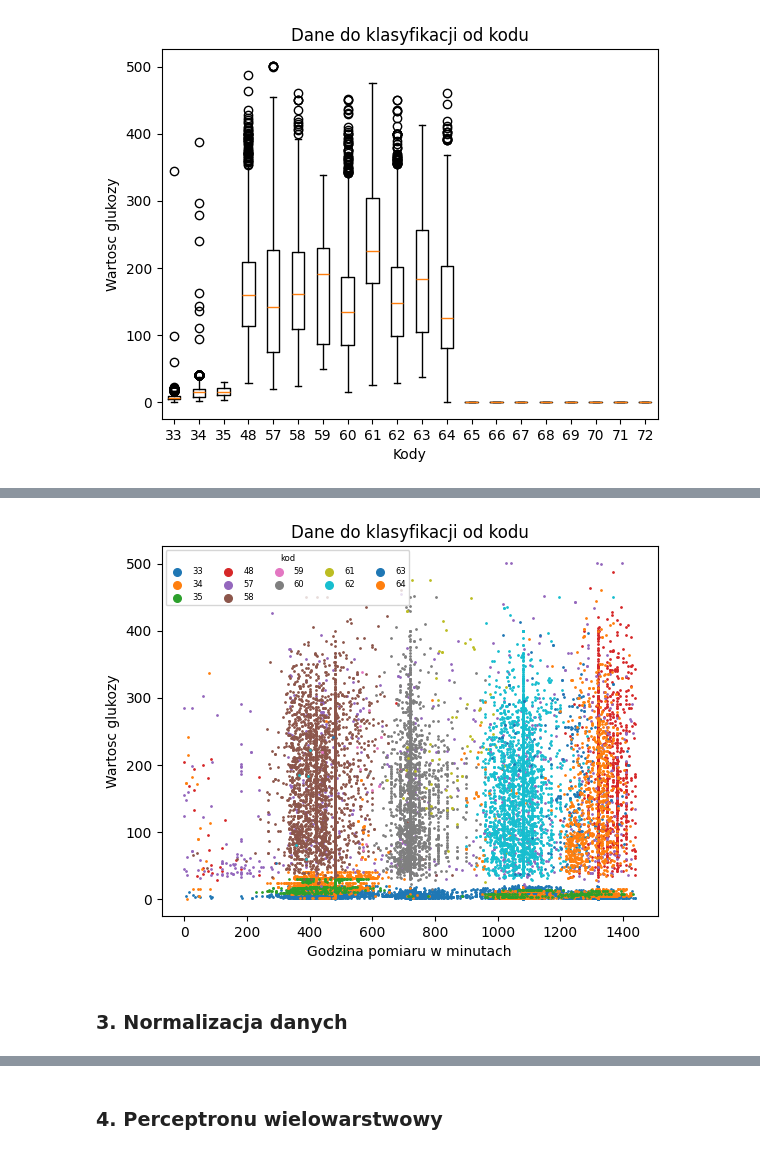
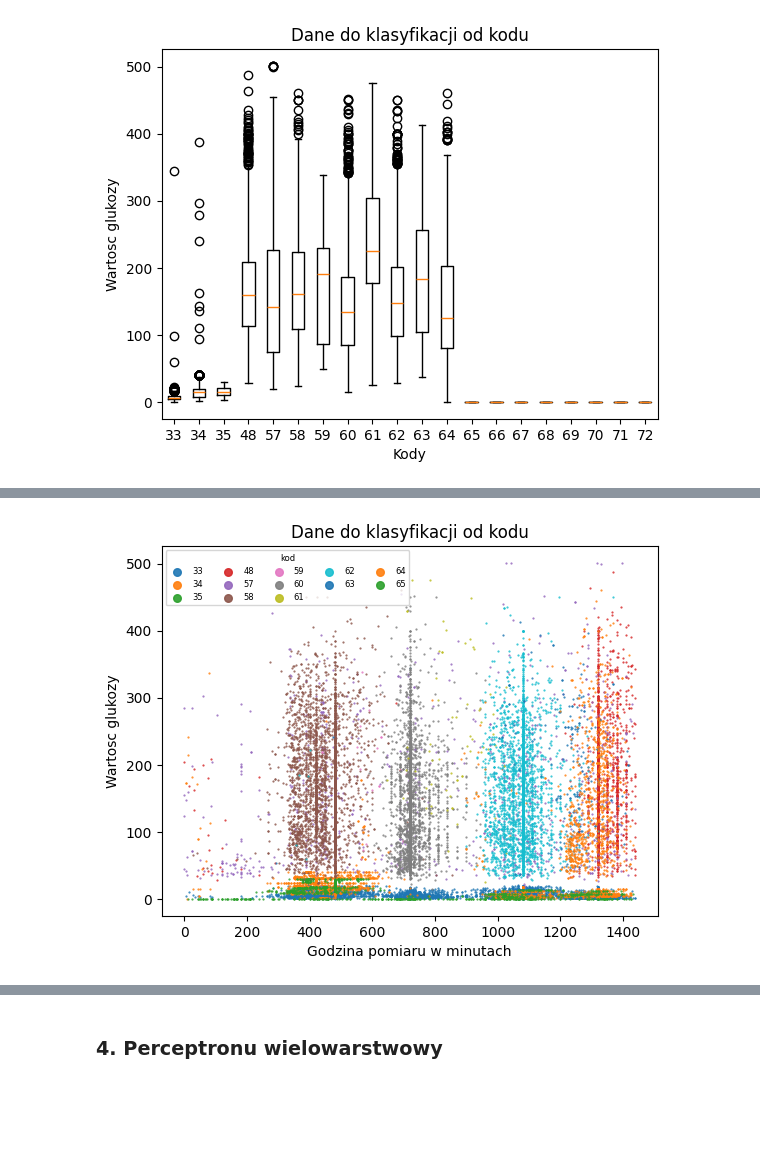
Before and after one commit to msadlej/wsi, a Jupyter notebook: cwicz6.ipynb, the cells around one changed output, grey strips where cells are left out. Saved outputs shown, nothing was run; the diff lists cells and outputs as text; code cells hidden in the pictures; blank space fills up the shorter version.

```diff
--- a/cwicz6.ipynb
+++ b/cwicz6.ipynb
@@ -128,23 +143,21 @@ plot_raw_data_by_codes_length()
 # %%
 def plot_raw_data_by_time_box():
 
-    grouped_values = raw_data.loc[raw_data["Code"] < 65]
+    grouped_values = raw_data.loc[raw_data["Code"] < 66]
     grouped_values = grouped_values.groupby("Code")
     axes = plt.subplot()
 
     for code, group in grouped_values:
-        axes.scatter(group["Time"], group["Value"], s=1, label=code)
+        axes.scatter(group["Time"], group["Value"], s=0.3, alpha=0.9, label=code)
 
     axes.set_xlabel("Godzina pomiaru w minutach")
     axes.set_ylabel("Wartosc glukozy")
     axes.set_title("Dane do klasyfikacji od kodu")
     lgnd = axes.legend(title="kod", ncol= 5, loc="best", prop={'size' : 6})
     for handles in lgnd.legend_handles:
         handles._sizes = [30]
     lgnd.get_title().set_fontsize('6')
 
 plot_raw_data_by_time_box()
 # %% [output]
-[figure, old version]
+[figure, new version]
-# %% [markdown]
-### 3. Normalizacja danych
```
Also changed, not shown: parts of 15 cells of this notebook.
